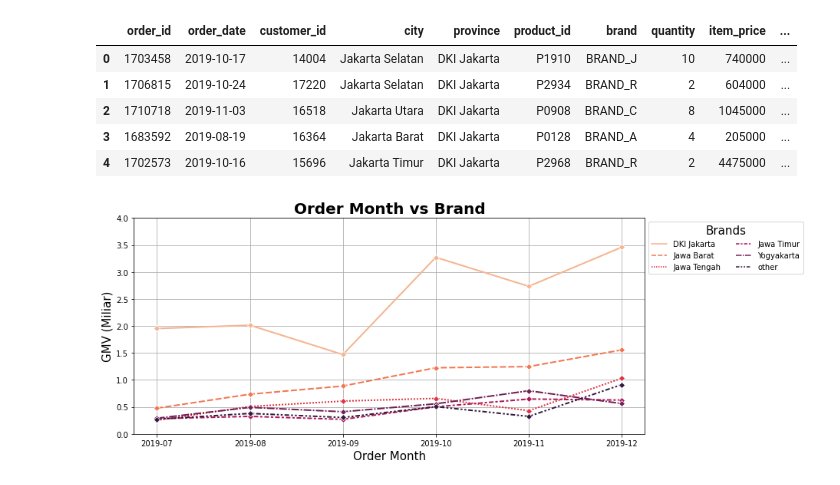
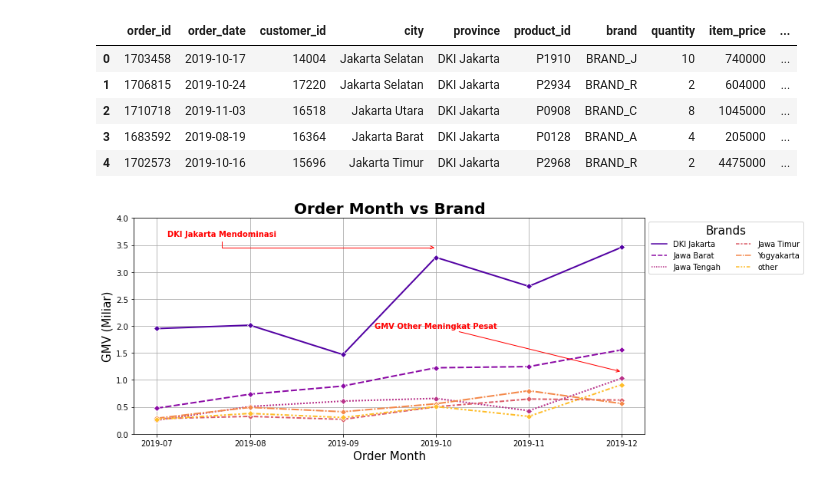
Before and after one commit to UsepSyaikalArifin/Application-File-PT-Bukit-Makmur-Mandiri-Utama-BUMA-, a Jupyter notebook: Kelas Fundamental/Data Visualization with Python Matplotlib for Beginner/Jupyter Notebook/main.ipynb, the cells around one changed output. Cells and saved outputs as stored; diff of their text form; code cells hidden in the pictures.

Commit message:
Finish Data Visualization - Part 2 Pie Chart

```diff
--- a/Kelas Fundamental/Data Visualization with Python Matplotlib for Beginner/Jupyter Notebook/main.ipynb
+++ b/Kelas Fundamental/Data Visualization with Python Matplotlib for Beginner/Jupyter Notebook/main.ipynb
@@ -222,16 +222,44 @@ display(dataset.head())
 # %%
 sum_of_gmv_baseon_province_top = dataset.groupby(["order_month","province_top"])["gmv"].sum().unstack()
 
 fig, axs = plt.subplots(1, 1, figsize=(13,5))
-sns.lineplot(data=sum_of_gmv_baseon_province_top , marker="D", linestyle="-", linewidth=2, ax=axs, palette="rocket_r")
+sns.lineplot(data=sum_of_gmv_baseon_province_top , marker="D", linestyle="-", linewidth=2, ax=axs, palette="plasma")
 axs.legend(loc="best", bbox_to_anchor=(1, 1), title="Brands", title_fontsize=15,ncol=2)
+axs.annotate(
+             "DKI Jakarta Mendominasi",
+             xy=(3, 3455000000),
+             xytext=(0.7, 3700000000),
+             weight="bold",
+             color="red",
+             ha="center",
+             va="center",
+             arrowprops=dict(
+                              arrowstyle="->",
+                              connectionstyle="angle",
+                              color="red"
+                            )
+            )
+axs.annotate(
+             "GMV Other Meningkat Pesat",
+             xy=(5, 1150000000),
+             xytext=(3, 2000000000),
+             weight="bold",
+             color="red",
+             ha="center",
+             va="center",
+             arrowprops=dict(
+                              arrowstyle="->",
+                              connectionstyle="arc3",
+                              color="red"
+                            )
+            )
 axs.set_title("Order Month vs Brand", fontsize=20, fontweight="bold")
 axs.set_xlabel("Order Month", fontsize=15)
 axs.set_yticks(axs.get_yticks())
 axs.set_yticklabels(axs.get_yticks()/1000000000)
 axs.set_ylabel("GMV (Miliar)", fontsize=15)
 plt.grid(color="darkgray")
 plt.tight_layout()
 plt.show()
 # %% [output]
-[figure, old version]
+[figure, new version]
```
Also changed, not shown: parts of 2 cells of this notebook.
